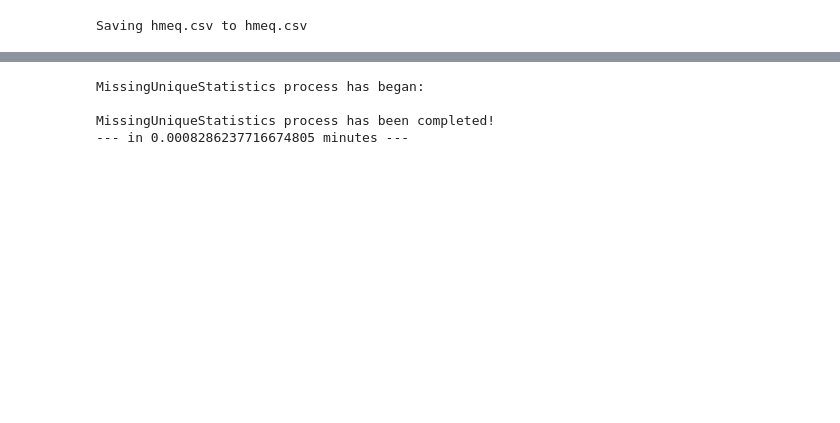
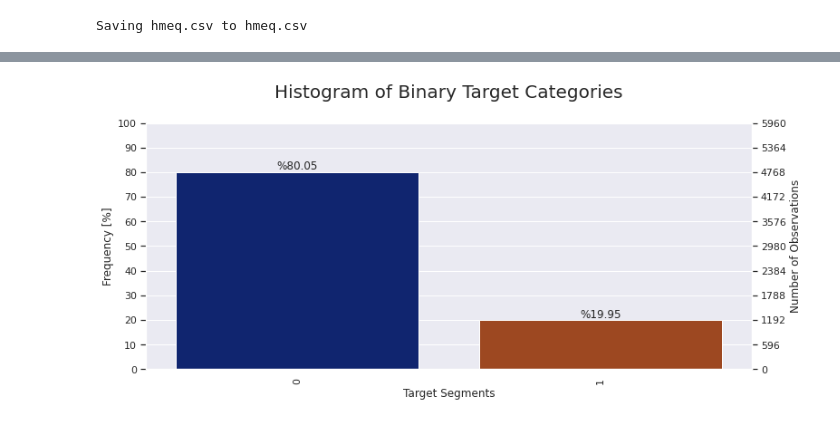
Before and after one commit to silanisik/Credit_Data_Classification, a Jupyter notebook: Credit_Data_Classification.ipynb, the cells around one changed output, grey strips where cells are left out. Cells and saved outputs as stored; diff of their text form; code cells hidden in the pictures; blank space fills up the shorter version.

```diff
--- a/Credit_Data_Classification.ipynb
+++ b/Credit_Data_Classification.ipynb
@@ -169,7 +78,46 @@ def MissingUniqueStatistics(df):
-# %%
-data_analysis = MissingUniqueStatistics(data)
-# %% [output]
-MissingUniqueStatistics process has began:
-
-MissingUniqueStatistics process has been completed!
---- in 0.0008286237716674805 minutes ---
+# %%
+# Veri setindeki değişkenlerin görsel analizini histogram çizdirerek yapmak için fonksiyon yazılıyor.
+%matplotlib inline
+from matplotlib.ticker import FormatStrFormatter
+import psutil
+import os
+import scipy as sp
+import matplotlib.ticker as ticker
+import seaborn as sns
+def Histogram(data,variable):
+  ncount = len(data)
+  ax = sns.countplot(x = variable, data = data, palette = 'dark')
+  sns.set(font_scale = 1)
+  ax.set_xlabel('Target Segments')
+  plt.xticks(rotation = 90)
+  ax.set_ylabel('Number of Observations')
+  fig = plt.gcf()
+  fig.set_size_inches(12,5)
+  # Ters tarafa da bir dikey eksen oluşturuluyor.
+  ax2 = ax.twinx()
+  ax2.yaxis.tick_left()
+  ax.yaxis.tick_right()
+  ax.yaxis.set_label_position('right')
+  ax2.yaxis.set_label_position('left')
+  ax2.set_ylabel('Frequency [%]')
+  for p in ax.patches:
+        x=p.get_bbox().get_points()[:,0]
+        y=p.get_bbox().get_points()[1,1]
+        ax.annotate('%{:.2f}'.format(100.*y/ncount), (x.mean(), y),
+                ha='center', va='bottom')
+  # Use a LinearLocator to ensure the correct number of ticks
+  ax.yaxis.set_major_locator(ticker.LinearLocator(11))
+  # Fix the frequency range to 0-100
+  ax2.set_ylim(0,100)
+  ax.set_ylim(0,ncount)
+  # And use a MultipleLocator to ensure a tick spacing of 10
+  ax2.yaxis.set_major_locator(ticker.MultipleLocator(10))
+  # Need to turn the grid on ax2 off, otherwise the gridlines end up on top of the bars
+  ax2.grid(None)
+  plt.title('Histogram of Binary Target Categories', fontsize=20, y=1.08)
+  plt.show()
+  #plt.savefig('col.png')
+  del ncount, x, y
+Histogram(data, 'BAD')
+# %% [output]
+[figure, added]
```
Also changed, not shown: parts of 140 cells of this notebook.
